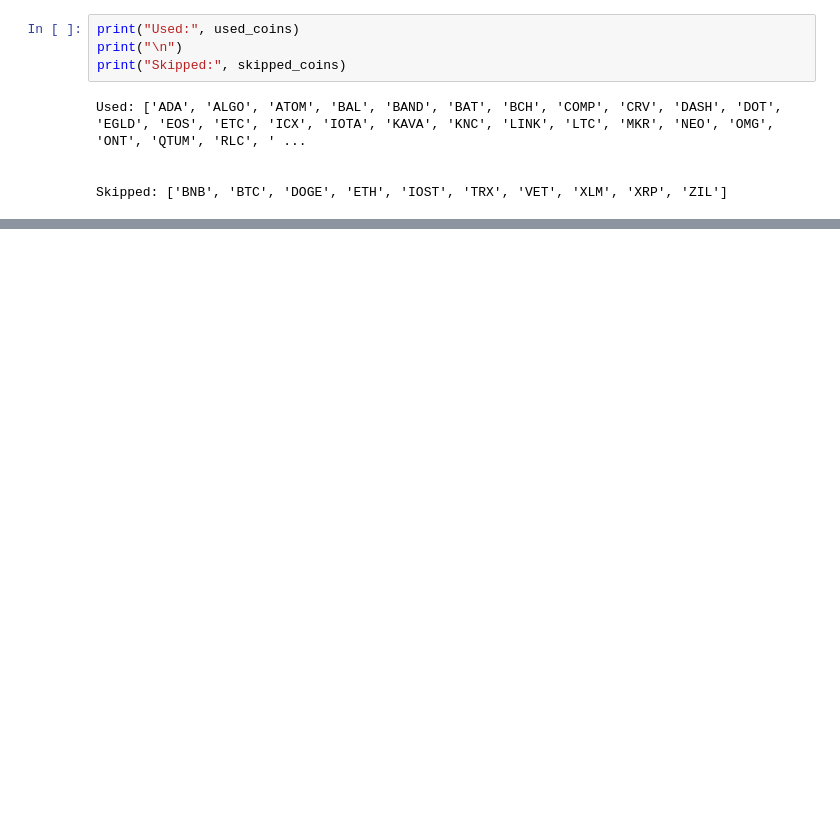
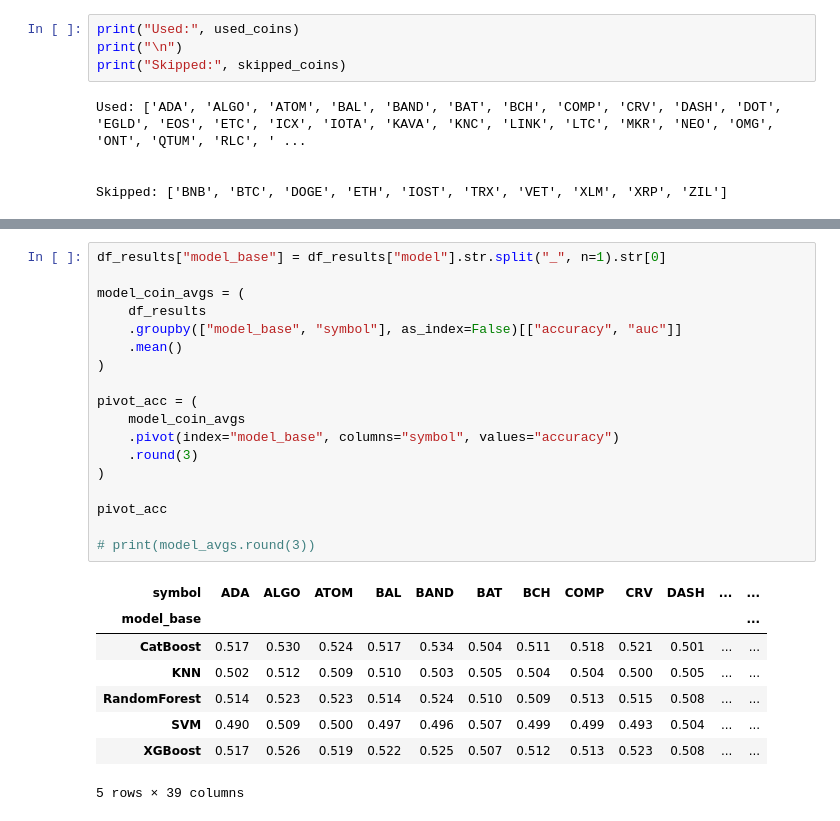
Before and after one commit to ZachMK25/252-group-presentation, a Jupyter notebook: Preprocessing.ipynb, the cells around one changed output, grey strips where cells are left out. Cells and saved outputs as stored; diff of their text form; blank space fills up the shorter version.

```diff
--- a/Preprocessing.ipynb
+++ b/Preprocessing.ipynb
@@ -547,0 +649,27 @@ XGBoost                0.515  0.523
+# %%
+df_results["model_base"] = df_results["model"].str.split("_", n=1).str[0]
+
+model_coin_avgs = (
+    df_results
+    .groupby(["model_base", "symbol"], as_index=False)[["accuracy", "auc"]]
+    .mean()
+)
+
+pivot_acc = (
+    model_coin_avgs
+    .pivot(index="model_base", columns="symbol", values="accuracy")
+    .round(3)
+)
+
+pivot_acc
+
+# print(model_avgs.round(3))
+# %% [output]
+| symbol | ADA | ALGO | ATOM | BAL | BAND | BAT | BCH | COMP | CRV | DASH | ... | ... |
+| model_base |  |  |  |  |  |  |  |  |  |  |  | ... |
+| CatBoost | 0.517 | 0.530 | 0.524 | 0.517 | 0.534 | 0.504 | 0.511 | 0.518 | 0.521 | 0.501 | ... | ... |
+| KNN | 0.502 | 0.512 | 0.509 | 0.510 | 0.503 | 0.505 | 0.504 | 0.504 | 0.500 | 0.505 | ... | ... |
+| RandomForest | 0.514 | 0.523 | 0.523 | 0.514 | 0.524 | 0.510 | 0.509 | 0.513 | 0.515 | 0.508 | ... | ... |
+| SVM | 0.490 | 0.509 | 0.500 | 0.497 | 0.496 | 0.507 | 0.499 | 0.499 | 0.493 | 0.504 | ... | ... |
+| XGBoost | 0.517 | 0.526 | 0.519 | 0.522 | 0.525 | 0.507 | 0.512 | 0.513 | 0.523 | 0.508 | ... | ... |
+5 rows × 39 columns
```
Also changed, not shown: parts of 18 cells of this notebook.
